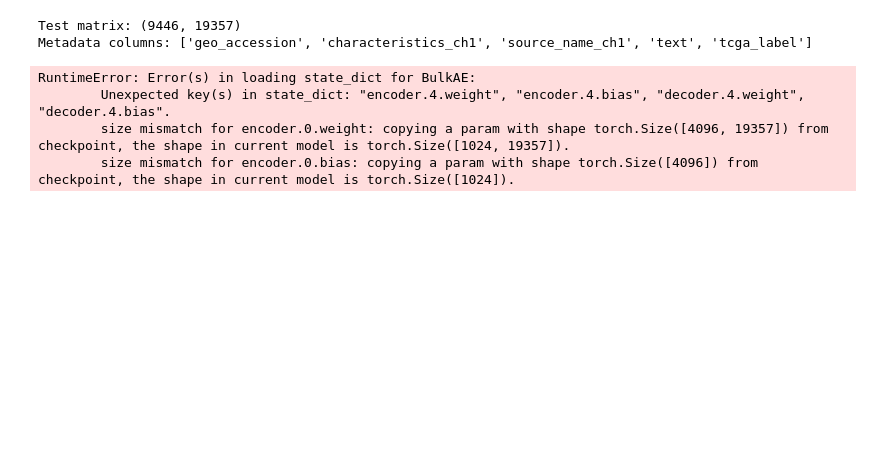
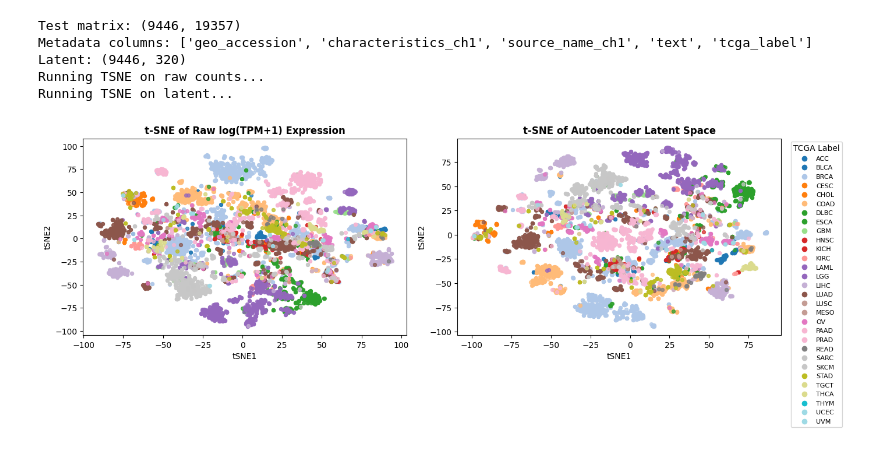
Before and after one commit to alwalt/BioFM, a Jupyter notebook: autoencoder_latent.ipynb, the cells around one changed output. Saved outputs shown, nothing was run; the diff lists cells and outputs as text; code cells hidden in the pictures; blank space fills up the shorter version.

```diff
--- a/autoencoder_latent.ipynb
+++ b/autoencoder_latent.ipynb
@@ -70,70 +40,34 @@ n_samples, n_genes = X_test.shape
 
 print(f"Test matrix: {X_test.shape}")
 
 # metadata
 meta = pd.read_csv("./data/archs4/processed_short_proteins/test_metadata_short.csv")
 print("Metadata columns:", meta.columns.tolist())
 
 # match sample order
 meta = meta.set_index("geo_accession").loc[test_df.columns].reset_index()
 
 
 # -------------------------------
 # 3. Load Trained Weights
 # -------------------------------
 model = BulkAE(n_genes, latent_dim=320)
 model.load_state_dict(torch.load("autoencoder_weights.pt", map_location="cpu"))
 model.eval()
 
 # -------------------------------
 # 4. Extract Latent Embeddings
 # -------------------------------
 with torch.no_grad():
     X_tensor = torch.from_numpy(X_test)
     _, Z = model(X_tensor)    # shape: [n_samples, latent_dim]
     Z = Z.numpy()
 
 print("Latent:", Z.shape)
-
-
-# -------------------------------
-# 5. Run t-SNE
-# -------------------------------
-print("Running TSNE on raw counts...")
-tsne_raw = TSNE(n_components=2, perplexity=30, learning_rate="auto").fit_transform(X_test)
-
-print("Running TSNE on latent...")
-tsne_latent = TSNE(n_components=2, perplexity=30, learning_rate="auto").fit_transform(Z)
-
-
-# -------------------------------
-# 6. Plotting
-# -------------------------------
-labels = meta["tcga_label"].astype("category")
-colors = labels.cat.codes.values
-label_names = labels.cat.categories
-
-
-plt.figure(figsize=(12,5))
-
-# ----- RAW -----
-plt.subplot(1,2,1)
-plt.scatter(tsne_raw[:,0], tsne_raw[:,1], c=colors, cmap="tab20", s=4)
-plt.title("t-SNE of Raw log(TPM+1) Expression")
-plt.xlabel("tSNE1"); plt.ylabel("tSNE2")
-
-# ----- LATENT -----
-plt.subplot(1,2,2)
-plt.scatter(tsne_latent[:,0], tsne_latent[:,1], c=colors, cmap="tab20", s=4)
-plt.title("t-SNE of Autoencoder Latent Space")
-plt.xlabel("tSNE1"); plt.ylabel("tSNE2")
-
-plt.tight_layout()
-plt.show()
 # %% [output]
 Test matrix: (9446, 19357)
 Metadata columns: ['geo_accession', 'characteristics_ch1', 'source_name_ch1', 'text', 'tcga_label']
+Latent: (9446, 320)
+Running TSNE on raw counts...
+Running TSNE on latent...
-RuntimeError: Error(s) in loading state_dict for BulkAE:
-        Unexpected key(s) in state_dict: "encoder.4.weight", "encoder.4.bias", "decoder.4.weight", "decoder.4.bias".
-        size mismatch for encoder.0.weight: copying a param with shape torch.Size([4096, 19357]) from checkpoint, the shape in current model is torch.Size([1024, 19357]).
-        size mismatch for encoder.0.bias: copying a param with shape torch.Size([4096]) from checkpoint, the shape in current model is torch.Size([1024]).
+[figure, added]
```
Also changed, not shown: parts of 3 cells of this notebook, 7 other files.
